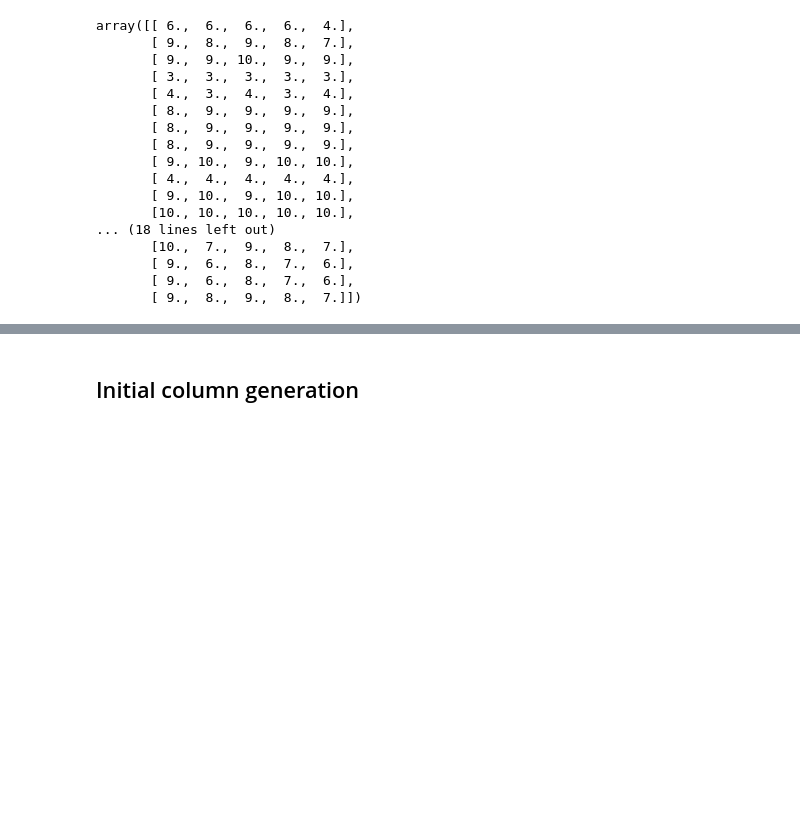
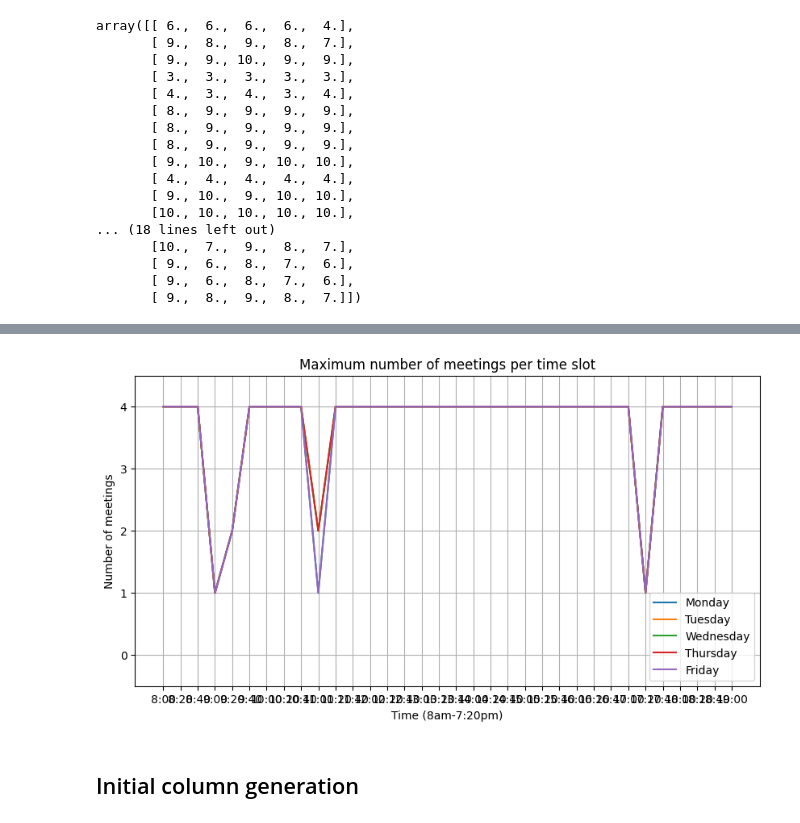
Before and after one commit to kevin51jiang/msci-435-project, a Jupyter notebook: datasetGeneration.ipynb, the cells around one changed output, grey strips where cells are left out. Saved outputs shown, nothing was run; the diff lists cells and outputs as text; code cells hidden in the pictures; blank space fills up the shorter version.

```diff
--- a/datasetGeneration.ipynb
+++ b/datasetGeneration.ipynb
@@ -629,9 +672,11 @@ plot_schedule(chair_schedule)
 
 # For each time slot, find the minimum of the number of available members and the number of available chairs
 # Then find the maximum of those minimums
-max_meetings = np.zeros(34)
-for i in range(34):
-    max_meetings[i] = min(np.max(member_schedule[:, i]), np.max(chair_schedule[:, i]), 4)
+max_meetings = np.zeros((5, 34))
+for day in range(5):
+    for i in range(34):
+        max_meetings[day][i] = min(chair_schedule[day][i], member_schedule[day][i] // 5, 4)
+        # max_meetings[i] = min(np.max(member_schedule[:, i]), np.max(chair_schedule[:, i]), 4)
 
 max_meetings
 # %% [output]
@@ -640,3 +700,21 @@ array([4., 4., 4., 3., 4., 4., 4., 4., 4., 4., 4., 4., 4., 4., 4., 4., 4.,
+# %%
+# Plot out max meetings per day
+import matplotlib.pyplot as plt
+
+plt.figure(figsize=(10, 5))
+days = ['Monday', 'Tuesday', 'Wednesday', 'Thursday', 'Friday']
+for i, day in enumerate(days):
+    plt.plot(max_meetings[i], label=day)
+plt.title('Maximum number of meetings per time slot')
+plt.xlabel('Time (8am-7:20pm)')
+plt.ylabel('Number of meetings')
+plt.ylim(-0.5, 4.5)
+plt.xticks(range(0, 34), [f"{i // 3}:{(i % 3) * 20:02d}" for i in range(8 * 3, 19 * 3 + 1)])
+plt.grid(True)
+plt.legend()
+plt.show()
+# %% [output]
+[figure, added]
 # %% [markdown]
 ## Initial column generation
 # %%
```
Also changed, not shown: parts of 8 cells of this notebook.
